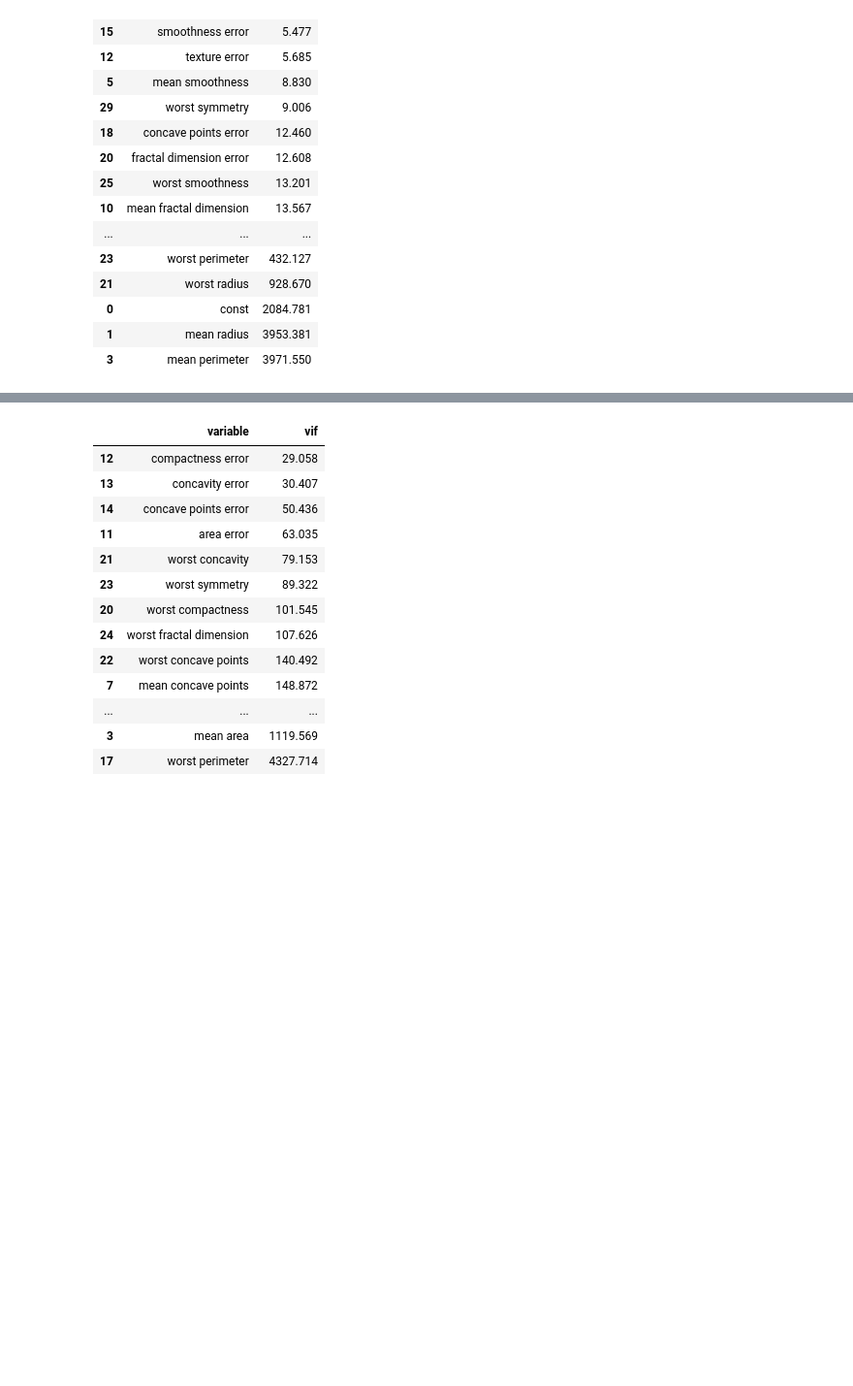
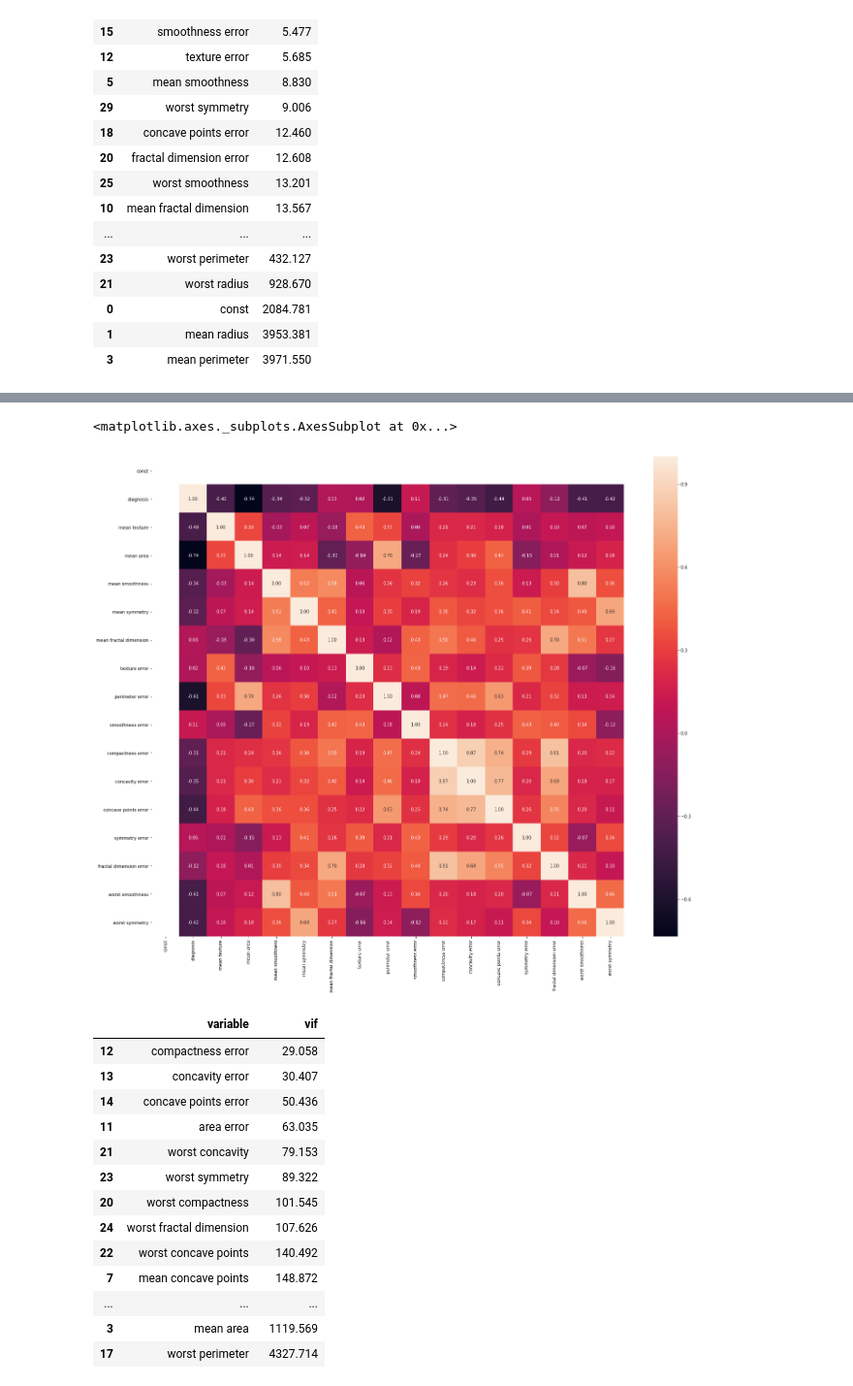
Before and after one commit to LEE010/Posco-Ai-Bigdata, a Jupyter notebook: task/week4/유방암_그래프_해석.ipynb, the cells around one changed output, grey strips where cells are left out. Shown at 97% size. Saved outputs shown, nothing was run; the diff lists cells and outputs as text; code cells hidden in the pictures; blank space fills up the shorter version.

```diff
--- a/task/week4/유방암_그래프_해석.ipynb
+++ b/task/week4/유방암_그래프_해석.ipynb
@@ -276,0 +520,8 @@ df_vif.round(3)
+# %%
+ds_breast_const_x = ds_breast_const_x.drop(["mean compactness"],axis=1,inplace=False)
+
+df_vif = pd.DataFrame()
+df_vif["variable"] = ds_breast_const_x.columns
+df_vif["vif"] = [variance_inflation_factor(ds_breast_const_x.values,i) for i in range(ds_breast_const_x.shape[1])]
+df_vif.sort_values("vif", inplace=True)
+df_vif.round(3)
@@ -276,0 +546,8 @@ df_vif.round(3)
+# %%
+ds_breast_const_x = ds_breast_const_x.drop(["area error"],axis=1,inplace=False)
+
+df_vif = pd.DataFrame()
+df_vif["variable"] = ds_breast_const_x.columns
+df_vif["vif"] = [variance_inflation_factor(ds_breast_const_x.values,i) for i in range(ds_breast_const_x.shape[1])]
+df_vif.sort_values("vif", inplace=True)
+df_vif.round(3)
@@ -276,0 +572,8 @@ df_vif.round(3)
+# %%
+ds_breast_const_x = ds_breast_const_x.drop(["mean concave points"],axis=1,inplace=False)
+
+df_vif = pd.DataFrame()
+df_vif["variable"] = ds_breast_const_x.columns
+df_vif["vif"] = [variance_inflation_factor(ds_breast_const_x.values,i) for i in range(ds_breast_const_x.shape[1])]
+df_vif.sort_values("vif", inplace=True)
+df_vif.round(3)
@@ -276,0 +598,8 @@ df_vif.round(3)
+# %%
+ds_breast_const_x = ds_breast_const_x.drop(["worst fractal dimension"],axis=1,inplace=False)
+
+df_vif = pd.DataFrame()
+df_vif["variable"] = ds_breast_const_x.columns
+df_vif["vif"] = [variance_inflation_factor(ds_breast_const_x.values,i) for i in range(ds_breast_const_x.shape[1])]
+df_vif.sort_values("vif", inplace=True)
+df_vif.round(3)
@@ -277,3 +625,9 @@ df_vif.round(3)
+# %%
+plt.figure(figsize=(24,20))
+sns.heatmap(ds_breast_const_x.corr(),annot=True, fmt='.2f')
+# %% [output]
+<matplotlib.axes._subplots.AxesSubplot at 0x...>
+[figure, added]
 # %%
 ds_breast_x = ds_breast.drop(["diagnosis","mean fractal dimension","texture error","smoothness error", "symmetry error", "fractal dimension error"],axis=1,inplace=False)
 
```
Also changed, not shown: parts of 15 cells of this notebook.
